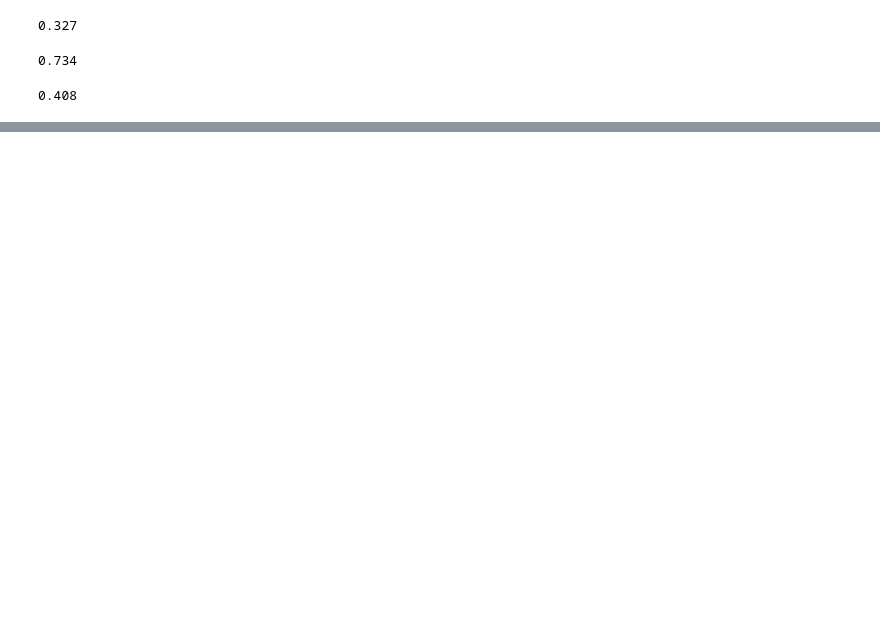
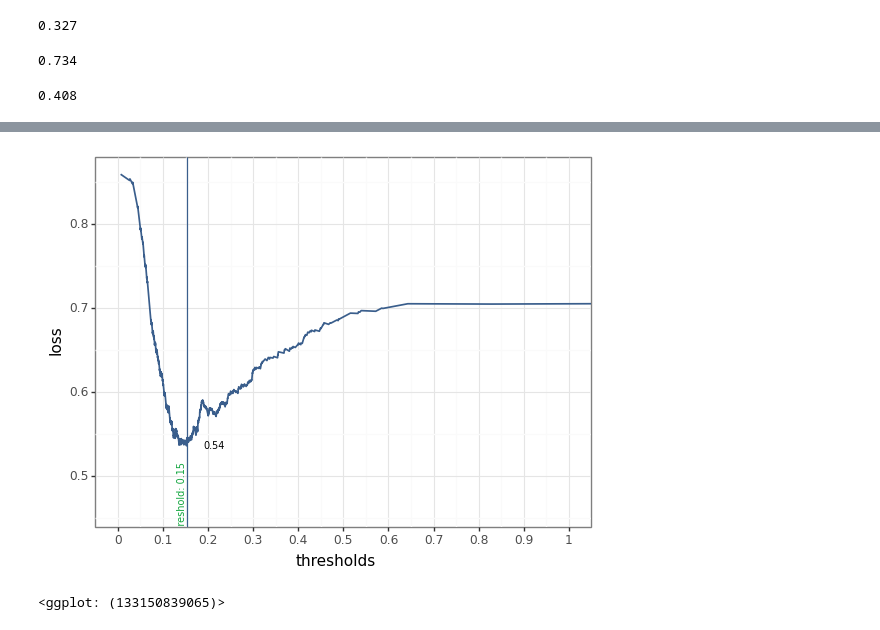
Before and after one commit to Dilnovoz/Data-Analysis-3, a Jupyter notebook: Assignment_3/Code/Prediction.ipynb, the cells around one changed output, grey strips where cells are left out. Cells and saved outputs as stored; diff of their text form; code cells hidden in the pictures; blank space fills up the shorter version.

```diff
--- a/Assignment_3/Code/Prediction.ipynb
+++ b/Assignment_3/Code/Prediction.ipynb
@@ -1038,0 +1010,4 @@ summary
+# %%
+FP = 1
+FN = 5
+cost = FN / FP
@@ -1038,0 +1101,12 @@ summary
+# %%
+model_to_plot = "M4"  # select model to plot
+loss= create_loss_plot(
+    fold5_all_coords[model_to_plot],
+    fold5_threshold[model_to_plot],
+    fold5_expected_loss[model_to_plot],
+)
+ggsave(loss, filename=output +'\\loss_new.png', dpi=1000)
+loss
+# %% [output]
+[figure, added]
+<ggplot: (133150839065)>
```
Also changed, not shown: parts of 49 cells of this notebook, 1 other file.
